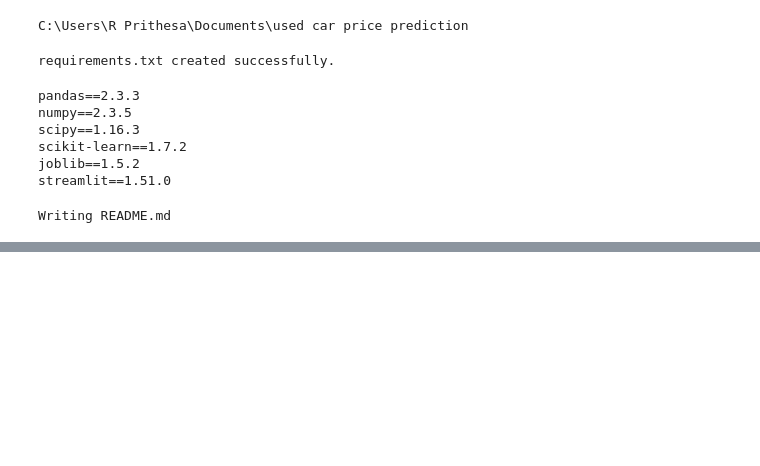
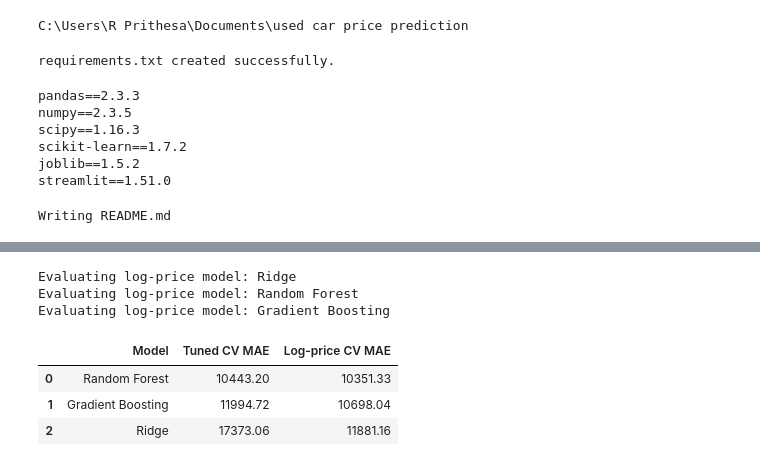
Before and after one commit to prithesar26/Used-car-price-prediction., a Jupyter notebook: used_car_price_prediction.ipynb, the cells around one changed output, grey strips where cells are left out. Saved outputs shown, nothing was run; the diff lists cells and outputs as text; code cells hidden in the pictures; blank space fills up the shorter version.

Commit message:
Update final results and documentation

```diff
--- a/used_car_price_prediction.ipynb
+++ b/used_car_price_prediction.ipynb
@@ -1510,0 +1539,44 @@ Writing README.md
+# %%
+log_models = {}
+log_results = []
+
+for name, pipeline in tuned_models.items():
+    print("Evaluating log-price model:", name, flush=True)
+
+    log_model = TransformedTargetRegressor(
+        regressor=clone(pipeline),
+        func=np.log1p,
+        inverse_func=np.expm1
+    )
+
+    scores = cross_validate(
+        log_model,
+        X_train,
+        y_train,
+        cv=cv,
+        scoring="neg_mean_absolute_error",
+        error_score="raise"
+    )
+
+    log_models[name] = log_model
+
+    log_results.append({
+        "Model": name,
+        "Log-price CV MAE": -scores["test_score"].mean()
+    })
+
+log_comparison = pd.DataFrame(log_results)
+
+combined_comparison = tuning_comparison[
+    ["Model", "Tuned CV MAE"]
+].merge(log_comparison, on="Model")
+
+display(combined_comparison.round(2))
+# %% [output]
+Evaluating log-price model: Ridge
+Evaluating log-price model: Random Forest
+Evaluating log-price model: Gradient Boosting
+|  | Model | Tuned CV MAE | Log-price CV MAE |
+| 0 | Random Forest | 10443.20 | 10351.33 |
+| 1 | Gradient Boosting | 11994.72 | 10698.04 |
+| 2 | Ridge | 17373.06 | 11881.16 |
```
Also changed, not shown: parts of 9 cells of this notebook.
